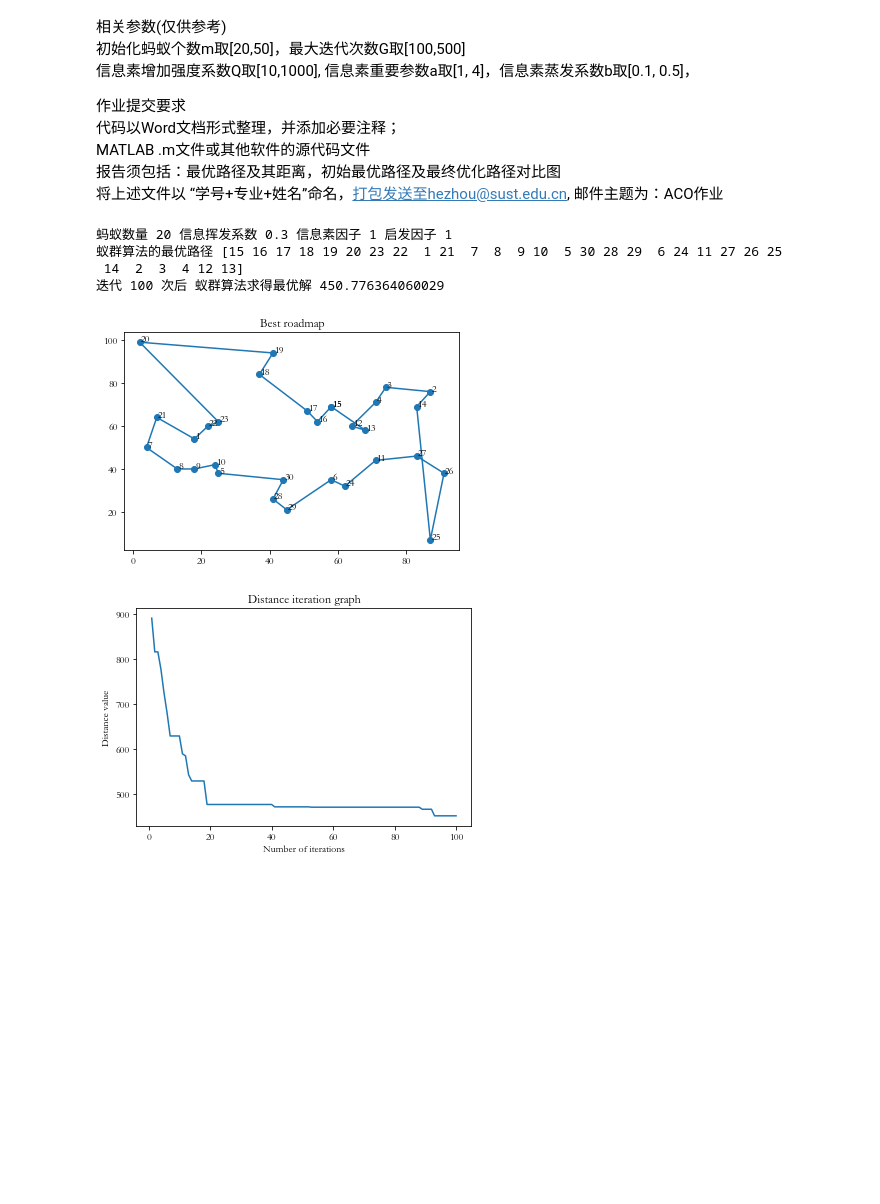
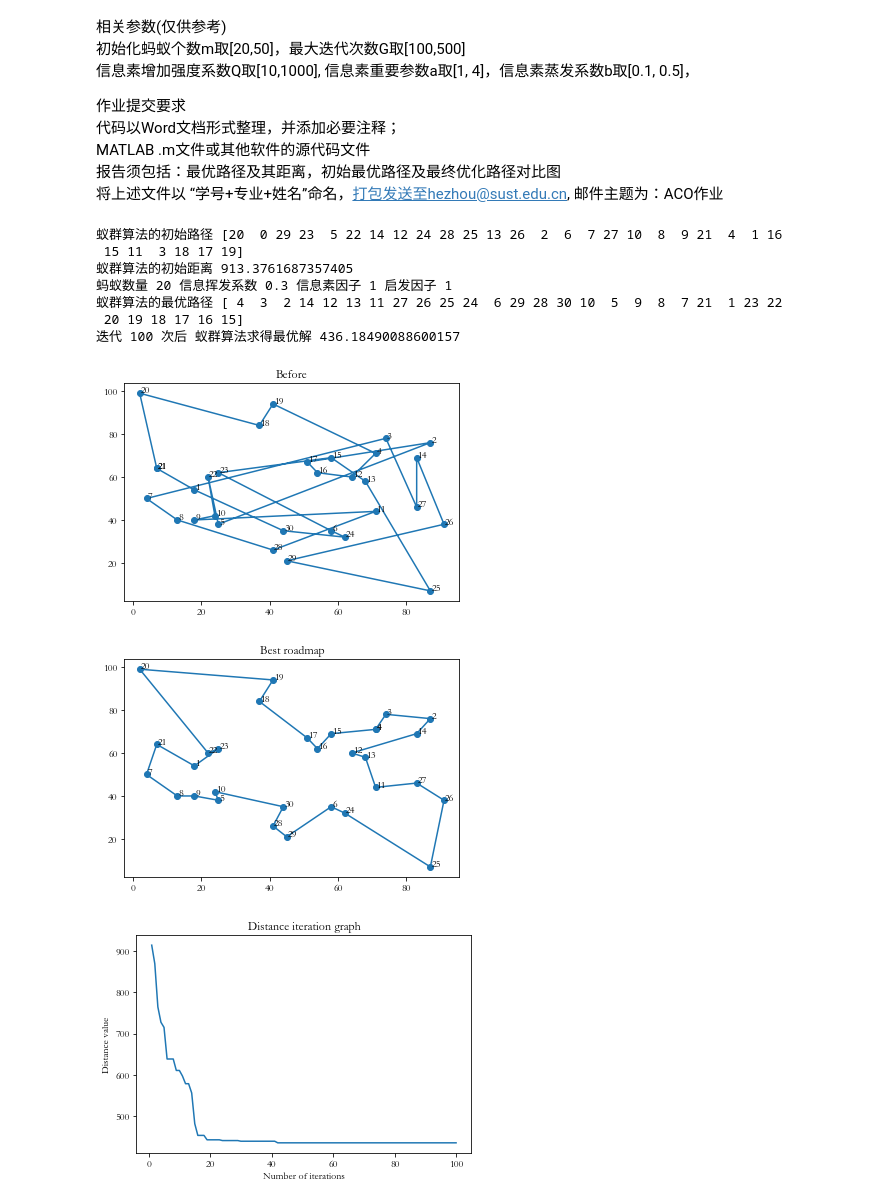
Before and after one commit to ZKXZKXZKX666/My_work, a Jupyter notebook: homework/Ant Colony Optimization.ipynb, the cells around one changed output. Saved outputs shown, nothing was run; the diff lists cells and outputs as text; code cells hidden in the pictures; blank space fills up the shorter version.

```diff
--- a/homework/Ant Colony Optimization.ipynb
+++ b/homework/Ant Colony Optimization.ipynb
@@ -133,45 +133,67 @@ while iter <  MAX_iter:
         #最后一个城市和第一个城市的信息素增加量
         changepheromonetable[candidate[i, j + 1]][candidate[i, 0]] += Q / length[i]
     for i in range(city_count- 1):#加入精英策略
-        changepheromonetable[path_best[iter,i]][path_best[iter,i+1]] += 50 / distance_best[iter]#为最优路径添加信息素
+        changepheromonetable[path_best[iter,i]][path_best[iter,i+1]] += 1000 / distance_best[iter]#为最优路径添加信息素
     #信息素更新的公式：
     pheromonetable = (1 - rho) * pheromonetable + changepheromonetable
-
+    if  iter==0:
+        # 路线图绘制
+        fig = plt.figure()
+        plt.title("Before")
+        x = []
+        y = []
+        path = []
+        for i in range(len(path_best[0])):
+            x.append(city_condition[int(path_best[0][i])][0])
+            y.append(city_condition[int(path_best[0][i])][1])
+            path.append(int(path_best[0][i])+1)
+        x.append(x[0])
+        y.append(y[0])
+        path.append(path[0])
+        for i in range(len(x)):
+            plt.annotate(path[i], xy=(x[i], y[i]), xytext=(x[i] + 0.3, y[i] + 0.3))
+        plt.plot(x, y,'-o')
+        print("蚁群算法的初始路径",path_best[0])
+        print("蚁群算法的初始距离",distance_best[0])
     iter += 1
 
 print("蚂蚁数量",AntCount,"信息挥发系数",rho,"信息素因子",alpha,"启发因子",beta)
 print("蚁群算法的最优路径",path_best[-1]+1)
 print("迭代", MAX_iter,"次后","蚁群算法求得最优解",distance_best[-1])
 
 # 路线图绘制
 fig = plt.figure()
 plt.title("Best roadmap")
 x = []
 y = []
 path = []
 for i in range(len(path_best[-1])):
     x.append(city_condition[int(path_best[-1][i])][0])
     y.append(city_condition[int(path_best[-1][i])][1])
     path.append(int(path_best[-1][i])+1)
 x.append(x[0])
 y.append(y[0])
 path.append(path[0])
 for i in range(len(x)):
     plt.annotate(path[i], xy=(x[i], y[i]), xytext=(x[i] + 0.3, y[i] + 0.3))
 plt.plot(x, y,'-o')
 
 # 距离迭代图
 fig = plt.figure()
 #plt.figure语()---在plt中绘制一张图片
 plt.title("Distance iteration graph")#距离迭代图
 plt.plot(range(1, len(distance_best) + 1), distance_best)
 plt.xlabel("Number of iterations")#迭代次数
 plt.ylabel("Distance value")#距离值
 plt.show()
 # %% [output]
+蚁群算法的初始路径 [20  0 29 23  5 22 14 12 24 28 25 13 26  2  6  7 27 10  8  9 21  4  1 16
+ 15 11  3 18 17 19]
+蚁群算法的初始距离 913.3761687357405
 蚂蚁数量 20 信息挥发系数 0.3 信息素因子 1 启发因子 1
-蚁群算法的最优路径 [15 16 17 18 19 20 23 22  1 21  7  8  9 10  5 30 28 29  6 24 11 27 26 25
- 14  2  3  4 12 13]
-迭代 100 次后 蚁群算法求得最优解 450.776364060029
+蚁群算法的最优路径 [ 4  3  2 14 12 13 11 27 26 25 24  6 29 28 30 10  5  9  8  7 21  1 23 22
+ 20 19 18 17 16 15]
+迭代 100 次后 蚁群算法求得最优解 436.18490088600157
-[figure, old version]
+[figure, new version]
-[figure, old version]
+[figure, new version]
+[figure, added]
```
